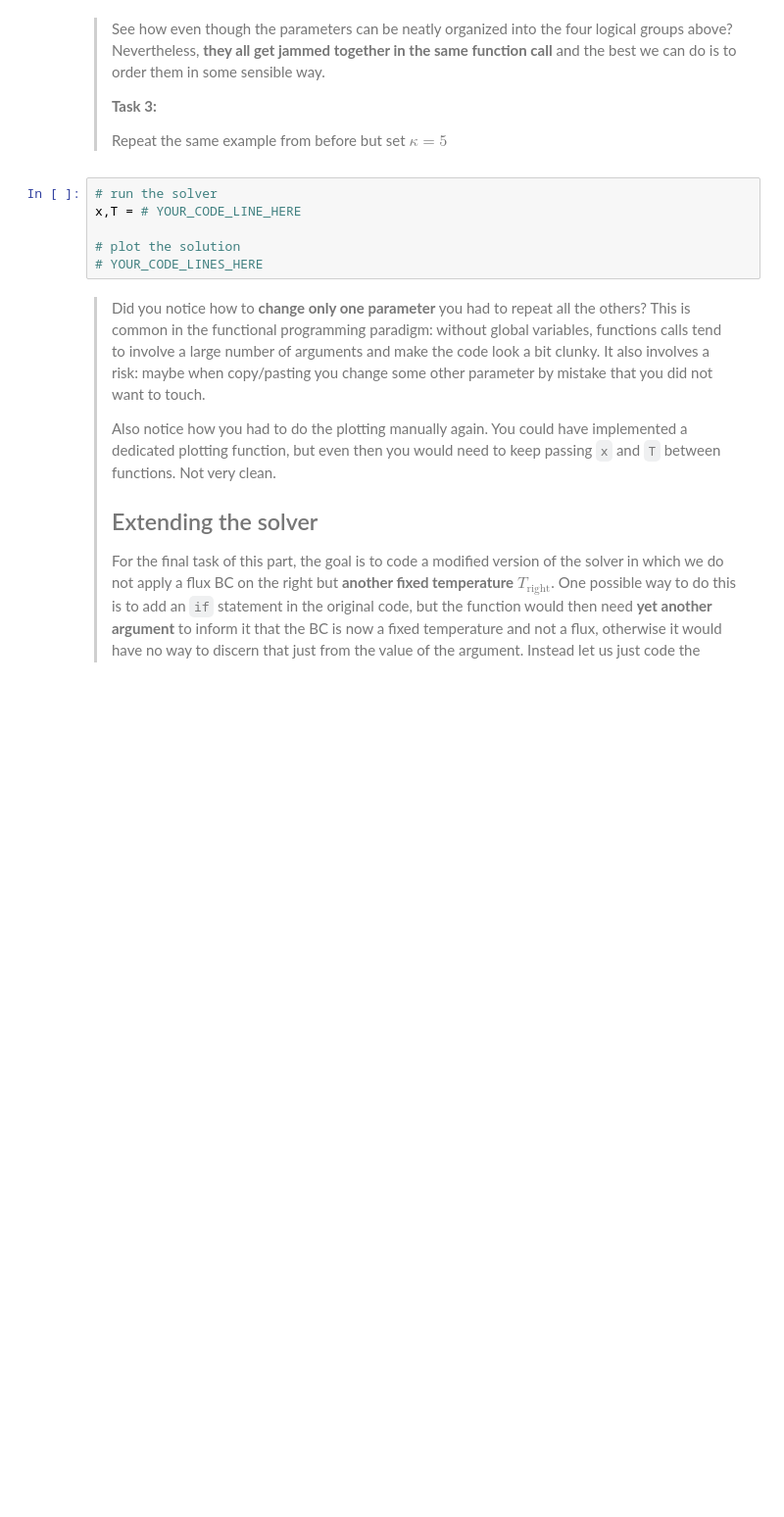
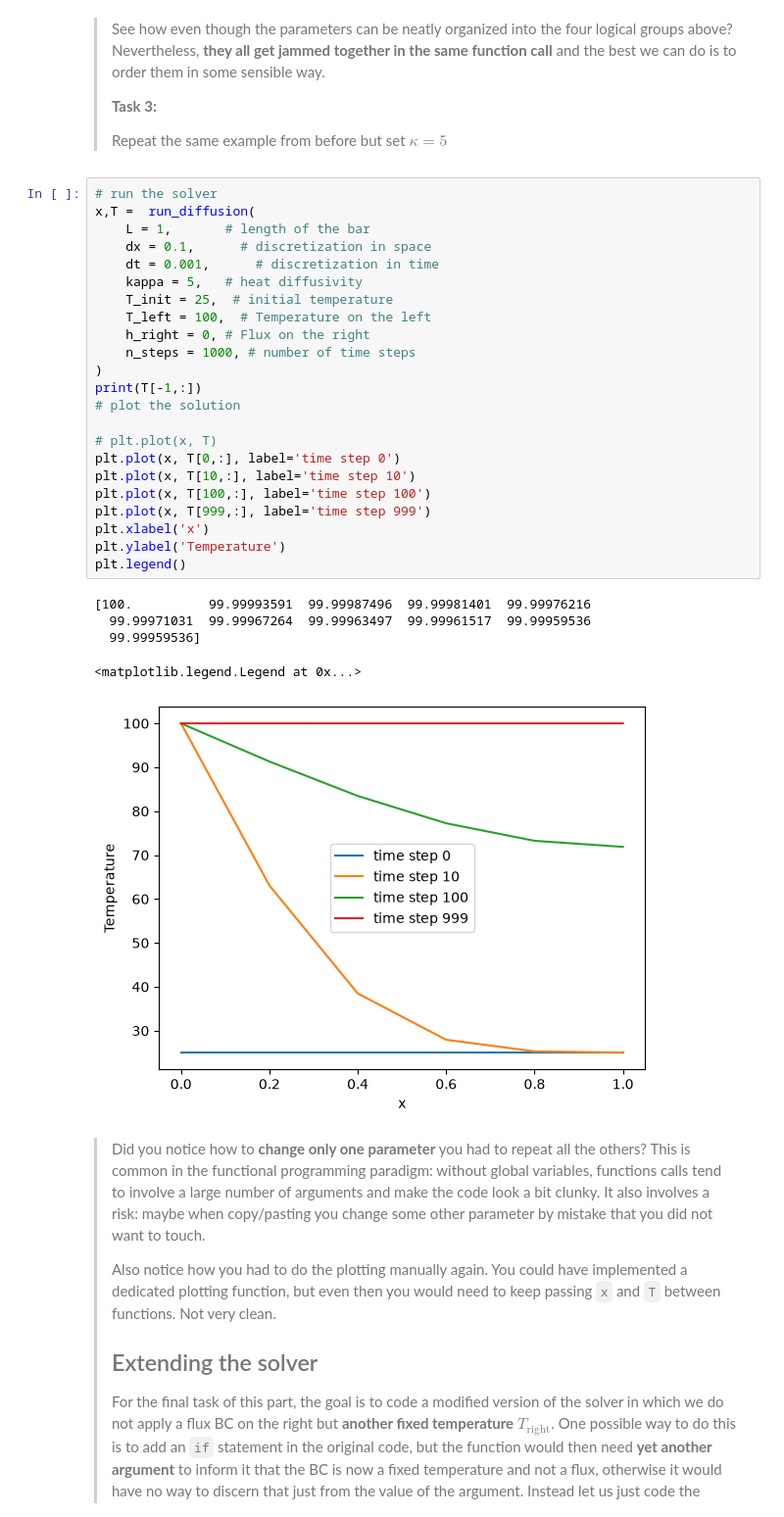
Before and after one commit to PienGoselink/PA2.1_Q2, a Jupyter notebook: 1_functional.ipynb, the cells around one changed output. Shown at 98% size. Saved outputs shown, nothing was run; the diff lists cells and outputs as text; blank space fills up the shorter version.

```diff
--- a/1_functional.ipynb
+++ b/1_functional.ipynb
@@ -75,12 +101,35 @@ x,T = # YOUR_CODE_LINE_HERE
 > **Task 3:**
 >
 > Repeat the same example from before but set $\kappa=5$
-# %%
-# run the solver
-x,T = # YOUR_CODE_LINE_HERE
-
-# plot the solution
-# YOUR_CODE_LINES_HERE
+# %%
+# run the solver
+x,T =  run_diffusion(
+    L = 1,       # length of the bar
+    dx = 0.1,      # discretization in space
+    dt = 0.001,      # discretization in time
+    kappa = 5,   # heat diffusivity
+    T_init = 25,  # initial temperature
+    T_left = 100,  # Temperature on the left
+    h_right = 0, # Flux on the right
+    n_steps = 1000, # number of time steps
+)
+print(T[-1,:])
+# plot the solution
+
+# plt.plot(x, T)
+plt.plot(x, T[0,:], label='time step 0')
+plt.plot(x, T[10,:], label='time step 10')
+plt.plot(x, T[100,:], label='time step 100')
+plt.plot(x, T[999,:], label='time step 999')
+plt.xlabel('x')
+plt.ylabel('Temperature')
+plt.legend()
+# %% [output]
+[100.          99.99993591  99.99987496  99.99981401  99.99976216
+  99.99971031  99.99967264  99.99963497  99.99961517  99.99959536
+  99.99959536]
+<matplotlib.legend.Legend at 0x...>
+[figure, added]
 # %% [markdown]
 > Did you notice how to **change only one parameter** you had to repeat all the others? This is common in the functional programming paradigm: without global variables, functions calls tend to involve a large number of arguments and make the code look a bit clunky. It also involves a risk: maybe when copy/pasting you change some other parameter by mistake that you did not want to touch.
 >
```
Also changed, not shown: parts of 7 cells of this notebook, 1 other file.
